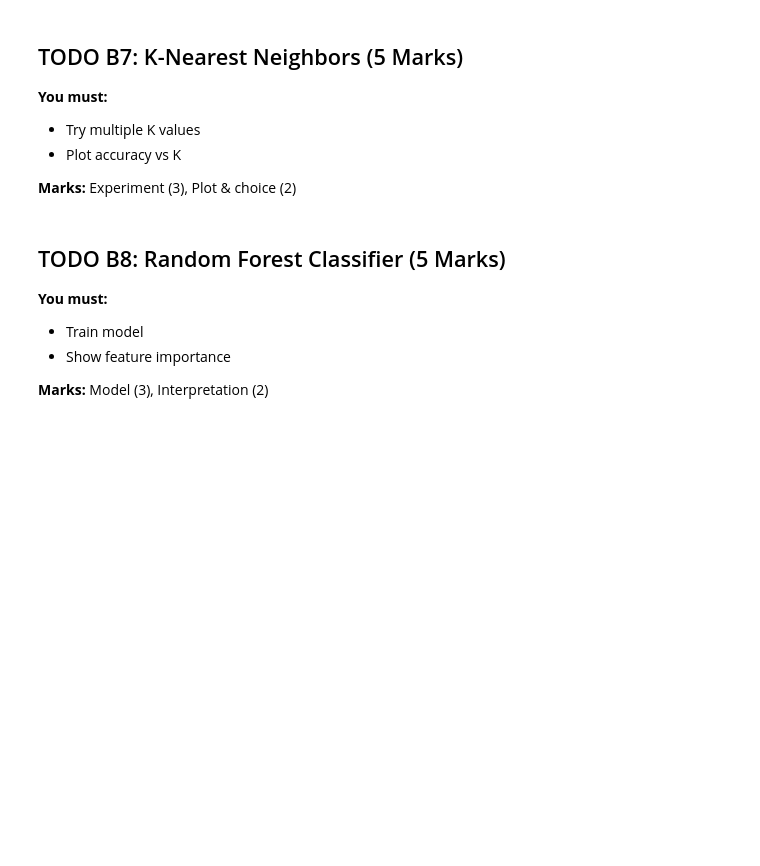
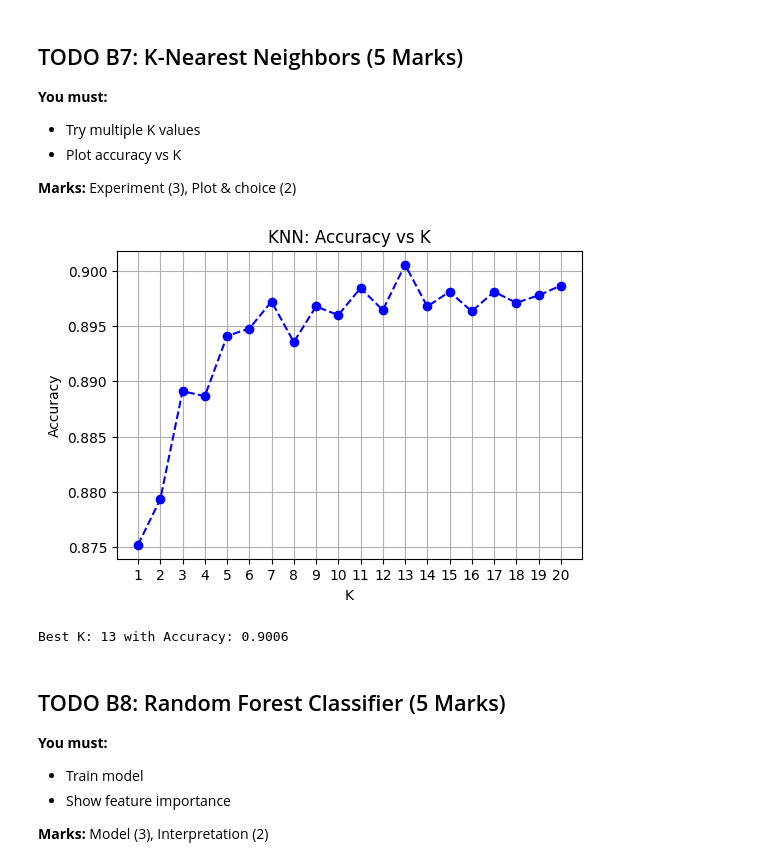
Before and after one commit to potat0w/Aaagh-more-math, a Jupyter notebook: AI_ML_Assignment_3_Module_19.ipynb, the cells around one changed output. Drawn from its saved outputs; the diff is of its cells as text; code cells hidden in the pictures; blank space fills up the shorter version.

```diff
--- a/AI_ML_Assignment_3_Module_19.ipynb
+++ b/AI_ML_Assignment_3_Module_19.ipynb
@@ -394,0 +438,16 @@ X_train.shape, X_test.shape
+# %%
+# TODO: Naive Bayes
+nb = GaussianNB()
+nb.fit(X_train, y_train)
+
+y_pred_nb = nb.predict(X_test)
+
+# Evaluation
+acc_nb = accuracy_score(y_test, y_pred_nb)
+prec_nb = precision_score(y_test, y_pred_nb)
+rec_nb = recall_score(y_test, y_pred_nb)
+
+print("Naive Bayes Metrics:")
+print("Accuracy:", acc_nb)
+print("Precision:", prec_nb)
+print("Recall:", rec_nb)
@@ -404,3 +466,30 @@ X_train.shape, X_test.shape
+# %%
+# TODO: KNN
+k_values = list(range(1, 21))
+accuracy_scores = []
+
+for k in k_values:
+    knn = KNeighborsClassifier(n_neighbors=k)
+    knn.fit(X_train, y_train)
+    y_pred = knn.predict(X_test)
+    acc = accuracy_score(y_test, y_pred)
+    accuracy_scores.append(acc)
+
+plt.figure(figsize=(6,4))
+plt.plot(k_values, accuracy_scores, marker='o', linestyle='--', color='blue')
+plt.title("KNN: Accuracy vs K")
+plt.xlabel("K")
+plt.ylabel("Accuracy")
+plt.xticks(k_values)
+plt.grid(True)
+plt.show()
+
+best_k = k_values[np.argmax(accuracy_scores)]
+best_acc = max(accuracy_scores)
+print(f"Best K: {best_k} with Accuracy: {best_acc:.4f}")
+# %% [output]
+[figure, added]
+Best K: 13 with Accuracy: 0.9006
 # %% [markdown]
 ## TODO B8: Random Forest Classifier (5 Marks)
 **You must:**
```
Also changed, not shown: parts of 12 cells of this notebook.
